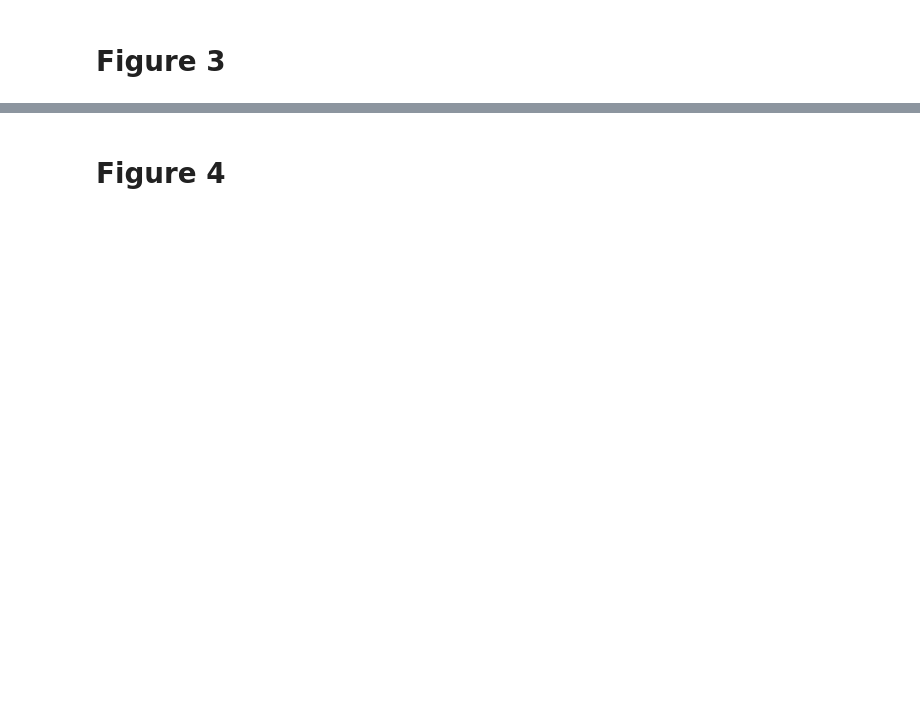
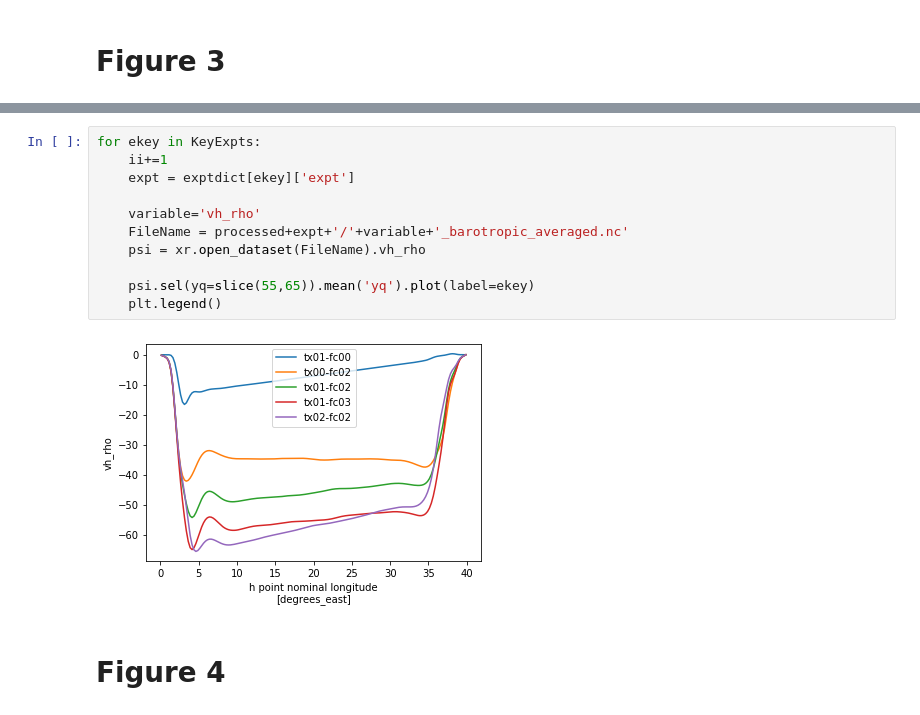
Before and after one commit to AndyHoggANU/tub-north, a Jupyter notebook: PaperFigures.ipynb, the cells around one changed output, grey strips where cells are left out. Saved outputs shown, nothing was run; the diff lists cells and outputs as text; blank space fills up the shorter version.

```diff
--- a/PaperFigures.ipynb
+++ b/PaperFigures.ipynb
@@ -273,3 +282,16 @@ plt.savefig('Figure3.pdf')
+# %%
+for ekey in KeyExpts:
+    ii+=1
+    expt = exptdict[ekey]['expt']
+
+    variable='vh_rho'
+    FileName = processed+expt+'/'+variable+'_barotropic_averaged.nc'
+    psi = xr.open_dataset(FileName).vh_rho
+
+    psi.sel(yq=slice(55,65)).mean('yq').plot(label=ekey)
+    plt.legend()
+# %% [output]
+[figure, added]
 # %% [markdown]
 # Figure 4
 # %%
```
Also changed, not shown: parts of 15 cells of this notebook, 2 other files.
